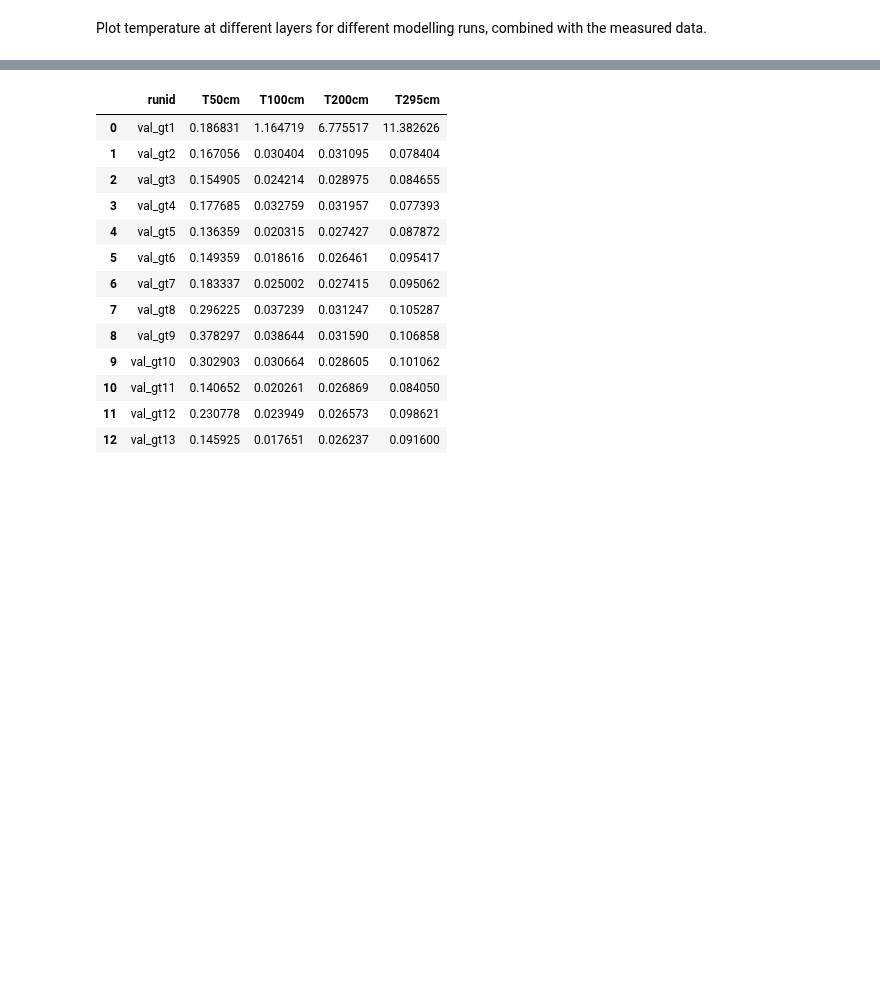
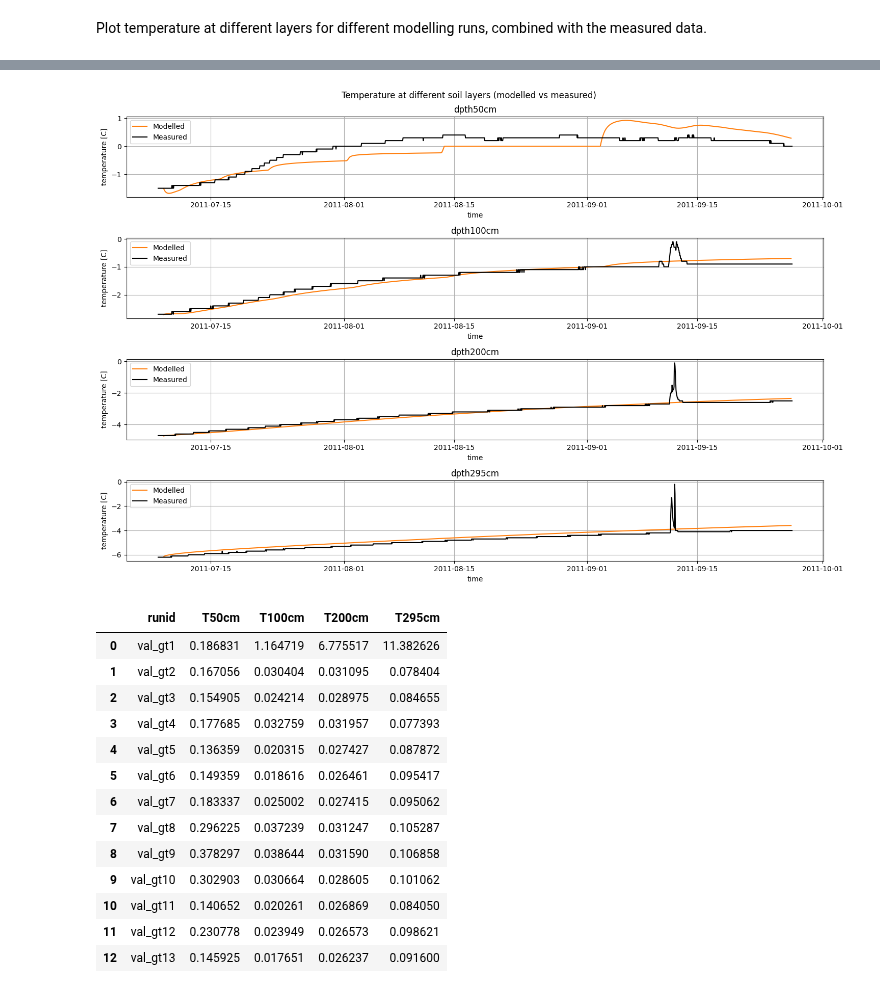
Before and after one commit to khdebruijn/thermo-morphological-model, a Jupyter notebook: validation/ground_temperature_calibration.ipynb, the cells around one changed output, grey strips where cells are left out. Saved outputs shown, nothing was run; the diff lists cells and outputs as text; code cells hidden in the pictures; blank space fills up the shorter version.

```diff
--- a/validation/ground_temperature_calibration.ipynb
+++ b/validation/ground_temperature_calibration.ipynb
@@ -148,3 +148,41 @@ plt.show()
+# %%
+fig, axs = plt.subplots(4, 1, figsize=(15, 10))
+
+ax1, ax2, ax3, ax4 = axs
+
+ax1.set_title('dpth50cm')
+ax1.plot(df_gt2['time'], df_gt2['temp_0.5m[C]'], 'C1', label=f'Modelled')
+ax1.plot(df_erikson['time'], df_erikson['T50cm'], 'k', label='Measured')
+
+ax2.set_title('dpth100cm')
+ax2.plot(df_gt4['time'], df_gt4['temp_1.0m[C]'], 'C1', label=f'Modelled')
+ax2.plot(df_erikson['time'], df_erikson['T100cm'], 'k', label='Measured')
+
+ax3.set_title('dpth200cm')
+ax3.plot(df_gt4['time'], df_gt4['temp_2.0m[C]'], 'C1', label=f'Modelled')
+ax3.plot(df_erikson['time'], df_erikson['T200cm'], 'k', label='Measured')
+
+ax4.set_title('dpth295cm')
+ax4.plot(df_gt4['time'], df_gt4['temp_2.95m[C]'], 'C1', label=f'Modelled')
+ax4.plot(df_erikson['time'], df_erikson['T295cm'], 'k', label='Measured')
+
+for ax in axs:
+
+    # if not ax==ax0:
+        # ax.set_ylim((-6, 2))
+
+    ax.legend(loc='upper left')
+    ax.set_xlabel('time')
+    ax.set_ylabel('temperature [C]')
+    ax.grid()
+
+fig.suptitle("Temperature at different soil layers (modelled vs measured)")
+
+fig.tight_layout()
+
+fig.show()
+# %% [output]
+[figure, added]
 # %%
 # print(df_gt2.time)
 # print(df_erikson.time)
```
Also changed, not shown: parts of 2 cells of this notebook, 2 other files.
